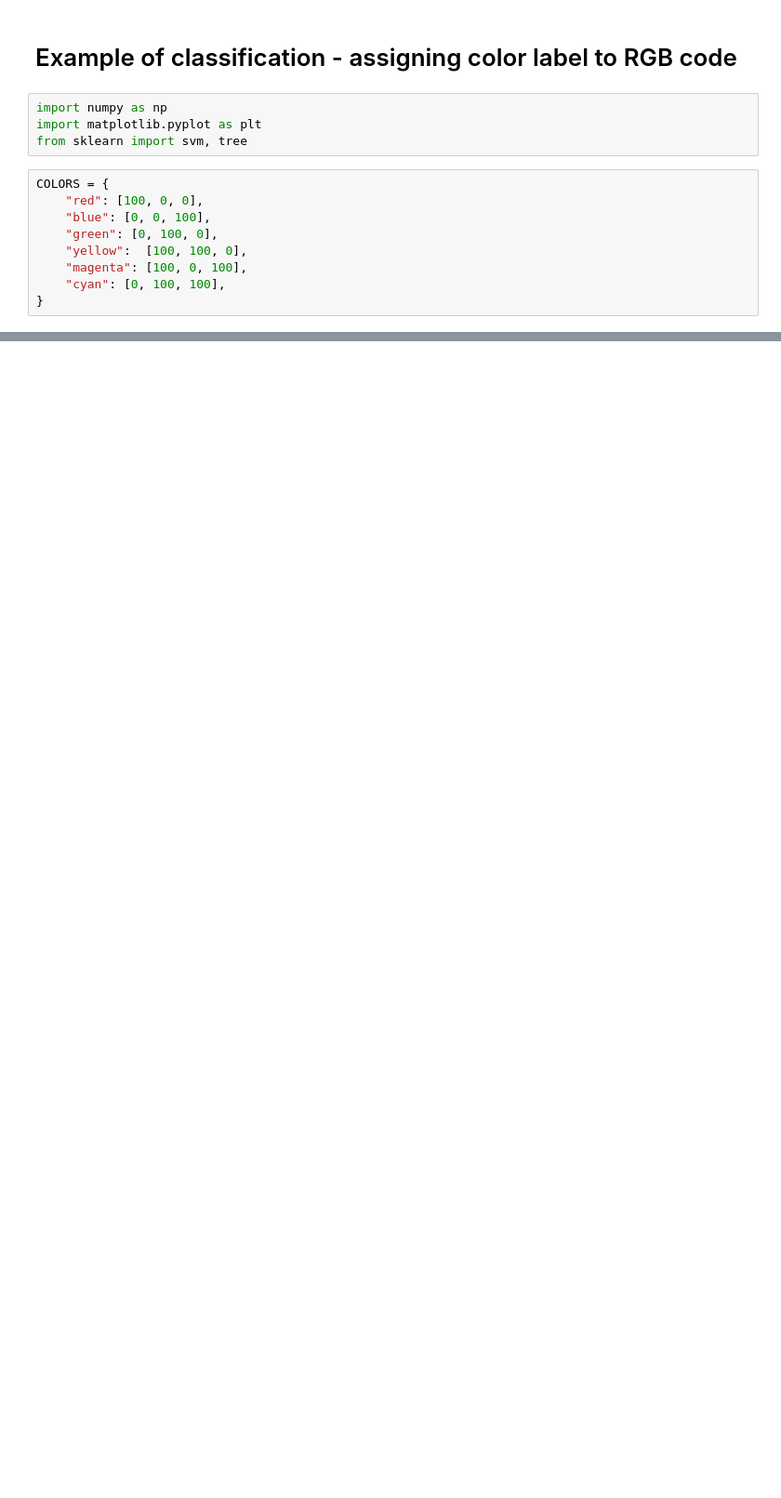
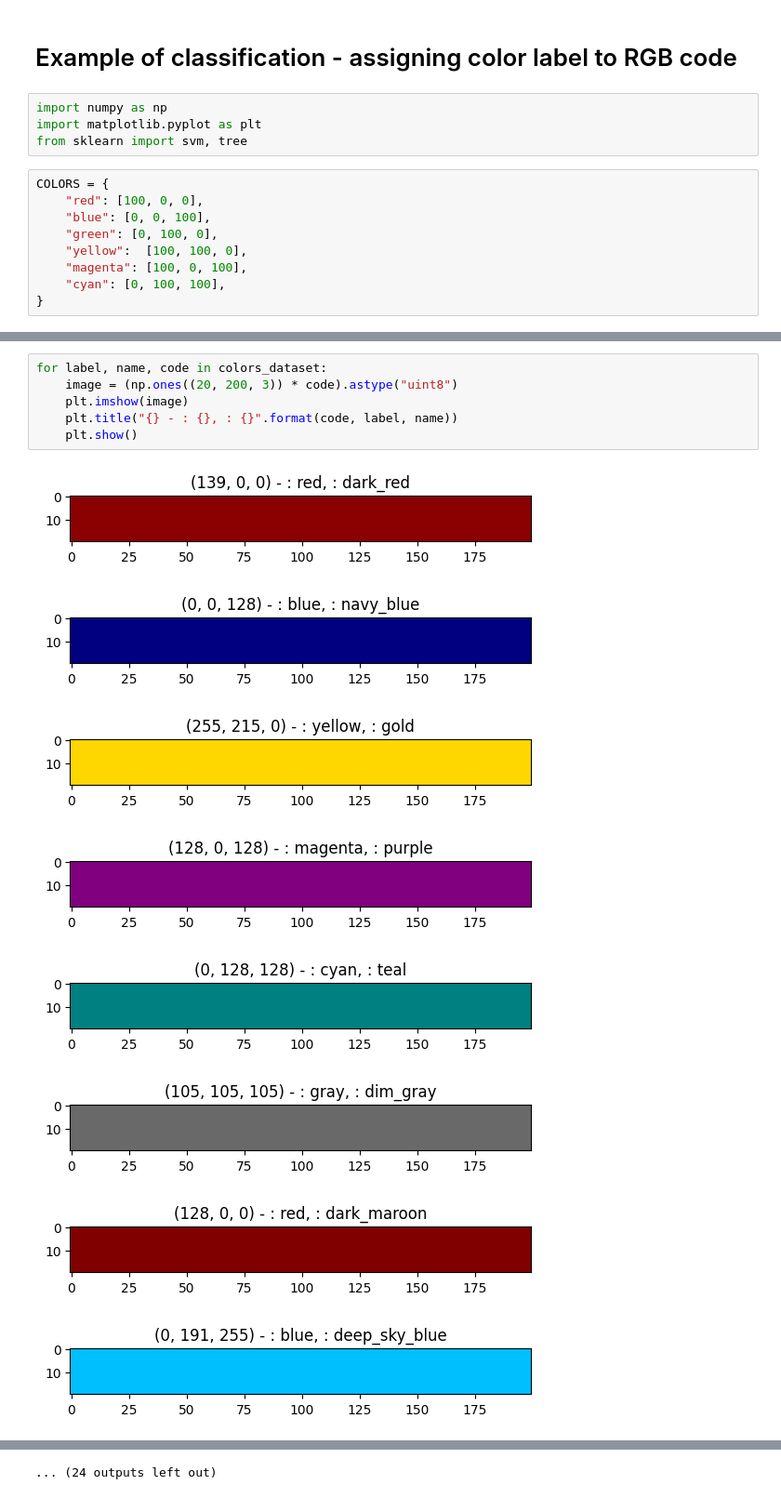
Before and after one commit to CVUT-FS-12110/Industrial-Automation, a Jupyter notebook: machine_learning/ml_classification.ipynb, the cells around one changed output, grey strips where cells are left out. Shown at 93% size. Drawn from its saved outputs; the diff is of its cells as text; blank space fills up the shorter version.

```diff
--- a/machine_learning/ml_classification.ipynb
+++ b/machine_learning/ml_classification.ipynb
@@ -87,0 +135,15 @@ for label_tree, label_svm, code in zip(labels_tree, labels_svm, testing_codes):
+# %%
+for label, name, code in colors_dataset:
+    image = (np.ones((20, 200, 3)) * code).astype("uint8")
+    plt.imshow(image)
+    plt.title("{} - : {}, : {}".format(code, label, name))
+    plt.show()
+# %% [output]
+[figure, added]
+[figure, added]
+[figure, added]
+[figure, added]
+[figure, added]
+[figure, added]
+[figure, added]
+[figure, added]
@@ -87,0 +154 @@ for label_tree, label_svm, code in zip(labels_tree, labels_svm, testing_codes):
+... (24 outputs left out)
```
Also changed, not shown: parts of 12 cells of this notebook, 8 other files.
